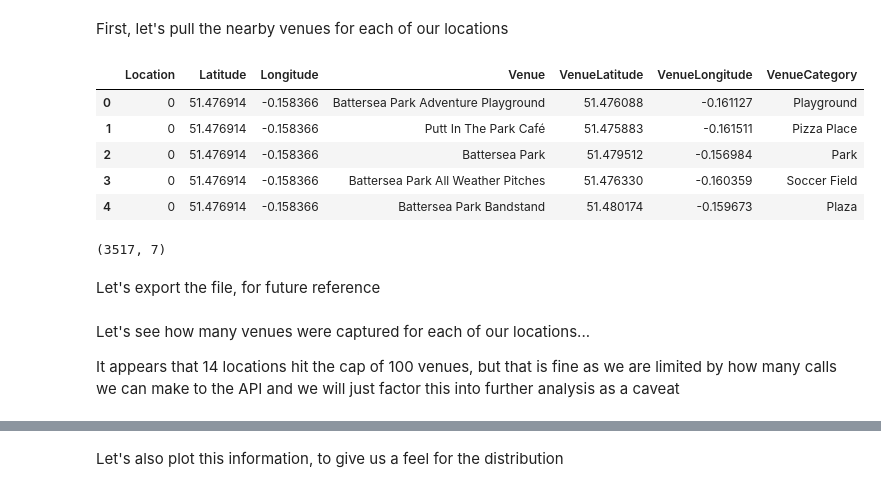
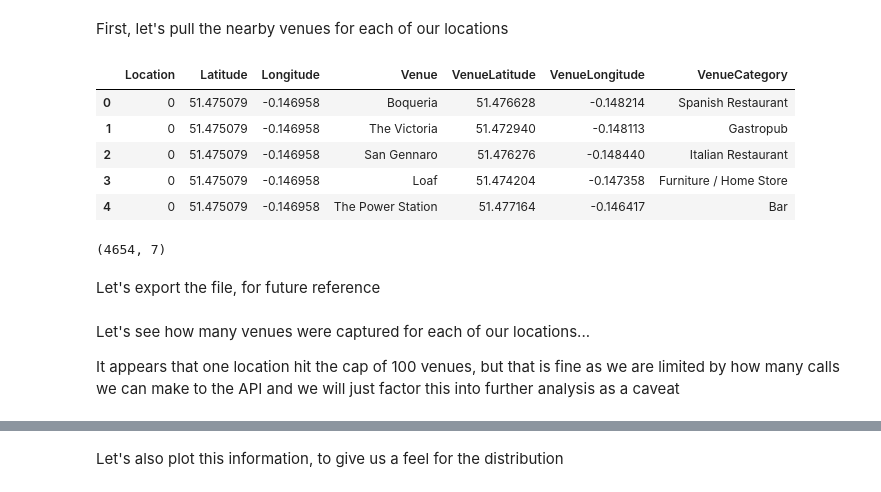
Before and after one commit to tomreimer16/Coursera_Capstone, a Jupyter notebook: capstone-london-analysis.ipynb, the cells around one changed output, grey strips where cells are left out. Cells and saved outputs as stored; diff of their text form; code cells hidden in the pictures.

```diff
--- a/capstone-london-analysis.ipynb
+++ b/capstone-london-analysis.ipynb
@@ -6,6 +6,8 @@ Import relevant packages:
 # %%
 import numpy as np # library to handle data in a vectorized manner
 import pandas as pd # library for data analysis
+pd.set_option("display.max_rows", 320, "display.max_columns", 30)
+
 import json # library to handle JSON files
 from math import sin, cos, sqrt, atan2, radians
 from geopy.geocoders import Nominatim
@@ -15,14 +17,16 @@ from pyproj import Transformer
 import requests
 import os
 import time
+
 import matplotlib.pyplot as plt # plotting library
+import matplotlib.cm as cm
+import matplotlib.colors as colors
 
-#from pandas.io.json import json_normalize # tranform JSON file into a pandas dataframe
-
-#from sklearn.cluster import KMeans
-#from sklearn.datasets.samples_generator import make_blobs
-
-#from bs4 import BeautifulSoup
+from sklearn.cluster import KMeans
+from sklearn.model_selection import train_test_split
+from sklearn.neighbors import KNeighborsClassifier
+from sklearn import metrics
+from sklearn import preprocessing
 
 print('Libraries imported.')
 # %% [output]
@@ -117,8 +121,8 @@ Now, let's set up our grid of locations, which will have a radius of 500m and be
 # %%
 london_x, london_y = transform_lltoxy.transform(london_lon, london_lat)
 
-r=500
-count = 11
+r=300
+count = 25
 
 x_step = 2*r
 x_min = london_x - ((count-1)/2)*x_step
@@ -148,16 +152,14 @@ for i in range(0, count):
             xs.append(x)
             ys.append(y)
 
-            # names.append(geolocator.reverse([lat, lon], addressdetails=False))
-            # time.sleep(1)
             names.append(id)
             id = id+1
 
 hexData = pd.DataFrame(
-    {'address': names,
-     'latitude': latitudes,
-     'longitude': longitudes,
-     'distance_to_center': distances_from_center,
+    {'Location': names,
+     'Lat': latitudes,
+     'Lon': longitudes,
+     'Dist_to_cent': distances_from_center,
      'x': xs,
      'y': ys
     })
@@ -188,7 +190,7 @@ for lat, lng, pc in zip(pcData['latitude'], pcData['longitude'], pcData['postcod
         fill_opacity=0.7,
         parse_html=False).add_to(map_lon)
 
-for lat, lng in zip(hexData['latitude'], hexData['longitude']):
+for lat, lng in zip(hexData['Lat'], hexData['Lon']):
     folium.Circle(
         [lat, lng],
         radius= r,
@@ -263,24 +265,24 @@ def getNearbyVenues(names, latitudes, longitudes, radius=500):
 # %% [markdown]
 First, let's pull the nearby venues for each of our locations
 # %%
-local_venues = getNearbyVenues( names=hexData['address']
-                                , latitudes=hexData['latitude']
-                                , longitudes=hexData['longitude']
-                                , radius = 500
+local_venues = getNearbyVenues( names=hexData['Location']
+                                , latitudes=hexData['Lat']
+                                , longitudes=hexData['Lon']
+                                , radius = r
                                   )
 
 local_venues.head()
 # %% [output]
 |  | Location | Latitude | Longitude | Venue | VenueLatitude | VenueLongitude | VenueCategory |
-| 0 | 0 | 51.476914 | -0.158366 | Battersea Park Adventure Playground | 51.476088 | -0.161127 | Playground |
-| 1 | 0 | 51.476914 | -0.158366 | Putt In The Park Café | 51.475883 | -0.161511 | Pizza Place |
-| 2 | 0 | 51.476914 | -0.158366 | Battersea Park | 51.479512 | -0.156984 | Park |
-| 3 | 0 | 51.476914 | -0.158366 | Battersea Park All Weather Pitches | 51.476330 | -0.160359 | Soccer Field |
-| 4 | 0 | 51.476914 | -0.158366 | Battersea Park Bandstand | 51.480174 | -0.159673 | Plaza |
+| 0 | 0 | 51.475079 | -0.146958 | Boqueria | 51.476628 | -0.148214 | Spanish Restaurant |
+| 1 | 0 | 51.475079 | -0.146958 | The Victoria | 51.472940 | -0.148113 | Gastropub |
+| 2 | 0 | 51.475079 | -0.146958 | San Gennaro | 51.476276 | -0.148440 | Italian Restaurant |
+| 3 | 0 | 51.475079 | -0.146958 | Loaf | 51.474204 | -0.147358 | Furniture / Home Store |
+| 4 | 0 | 51.475079 | -0.146958 | The Power Station | 51.477164 | -0.146417 | Bar |
 # %%
 local_venues.shape
 # %% [output]
-(3517, 7)
+(4654, 7)
 # %% [markdown]
 Let's export the file, for future reference
 # %%
@@ -289,7 +291,7 @@ local_venues.to_csv(exportfile)
 # %% [markdown]
 Let's see how many venues were captured for each of our locations...
 
-It appears that 14 locations hit the cap of 100 venues, but that is fine as we are limited by how many calls we can make to the API and we will just factor this into further analysis as a caveat
+It appears that one location hit the cap of 100 venues, but that is fine as we are limited by how many calls we can make to the API and we will just factor this into further analysis as a caveat
 # %%
 grouped_locations = local_venues.groupby(by=['Location'], as_index = False).count().sort_values(by='Latitude')[['Location','Latitude']]
 grouped_locations.columns = ['Location','Count']
```
Also changed, not shown: parts of 30 cells of this notebook, 6 other files.
